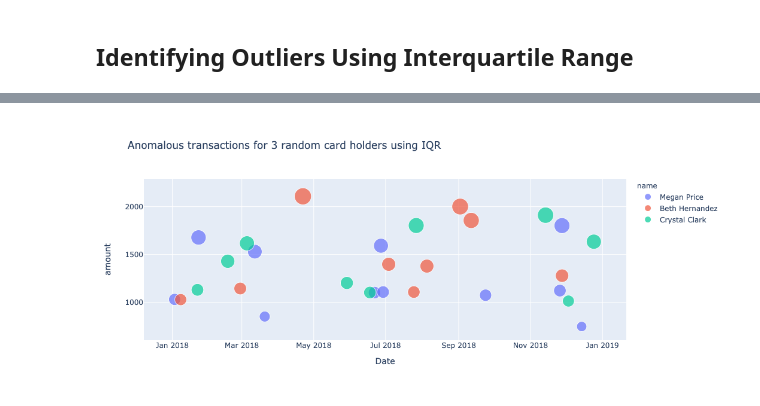
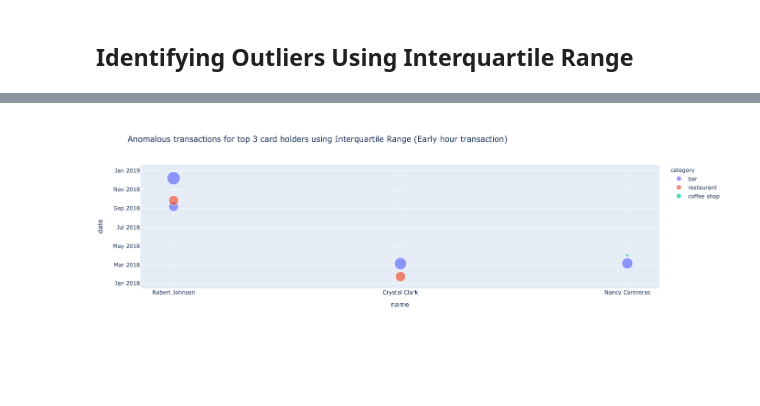
Before and after one commit to Kowsi/Fraudulent-Transaction-SQL, a Jupyter notebook: Starter_Files/challenge.ipynb, the cells around one changed output, grey strips where cells are left out. Drawn from its saved outputs; the diff is of its cells as text; code cells hidden in the pictures; blank space fills up the shorter version.

```diff
--- a/Starter_Files/challenge.ipynb
+++ b/Starter_Files/challenge.ipynb
@@ -111,13 +117,15 @@ Percentiles: 25th=3.735, 75th=14.648, IQR=10.913
 | 2018-01-08 02:34:32 | 6 | Beth Hernandez | 3581345943543942 | 1291 | 1029.0 | 145 | bar |
 | 2018-01-08 11:15:36 | 18 | Malik Carlson | 344119623920892 | 812 | 333.0 | 95 | restaurant |
 # %%
-# find anomalous transactions for 3 random card holders
+# find anomalous transactions for 3 card holders who spend more amount during early hour
+outliner_iqr = fradulent_transaction_time(outliner_iqr)
+
 suspectful_card_holders = outliner_iqr.groupby('id')['amount'].sum().nlargest(3).index.tolist()
 
-anomalous_transactions=outliner.loc[outliner_iqr['id'].isin(suspectful_card_holders)]
+anomalous_transactions=outliner_iqr.loc[outliner_iqr['id'].isin(suspectful_card_holders)]
 
 
-px.scatter(anomalous_transactions, x=anomalous_transactions.index, y='amount', color="name",
-                 size='amount',labels = {'x':'Date', 'y':'Amount'}, title='Anomalous transactions for 3 random card holders using IQR')
+px.scatter(anomalous_transactions, x='name', y=anomalous_transactions.index, size='amount', color='category',
+                 labels={'x':'name', 'y':'date'}, title='Anomalous transactions for top 3 card holders using Interquartile Range (Early hour transaction)')
 # %% [output]
-[figure, old version]
+[figure, new version]
```
Also changed, not shown: parts of 3 cells of this notebook, 4 other files.
